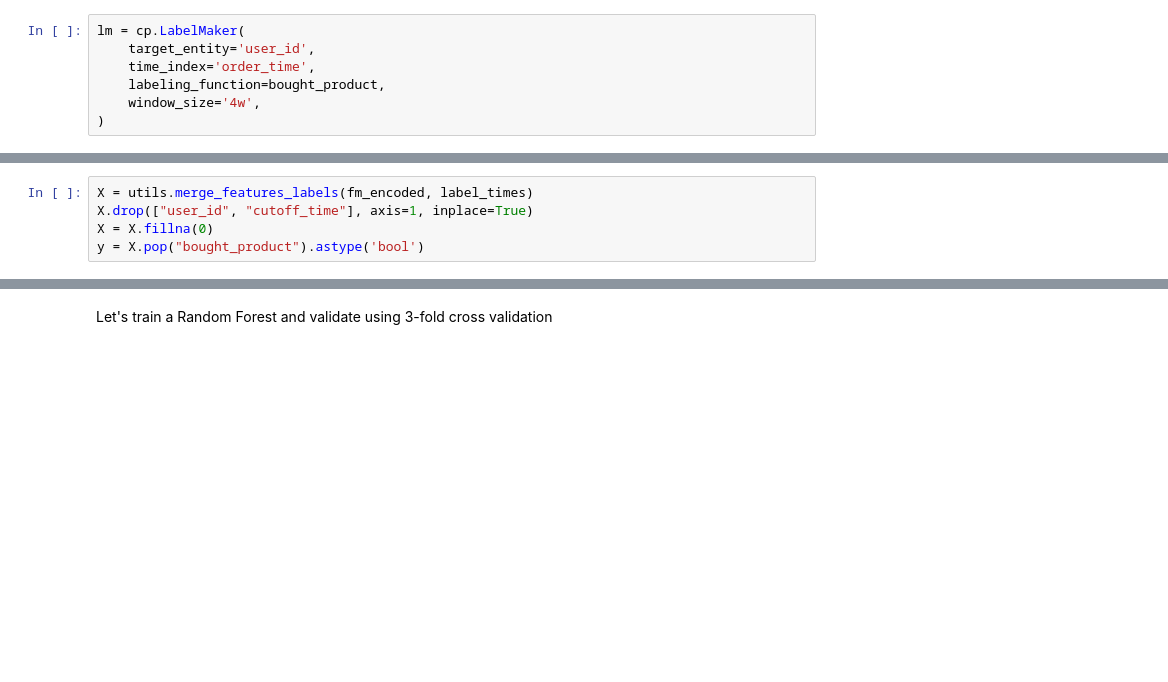
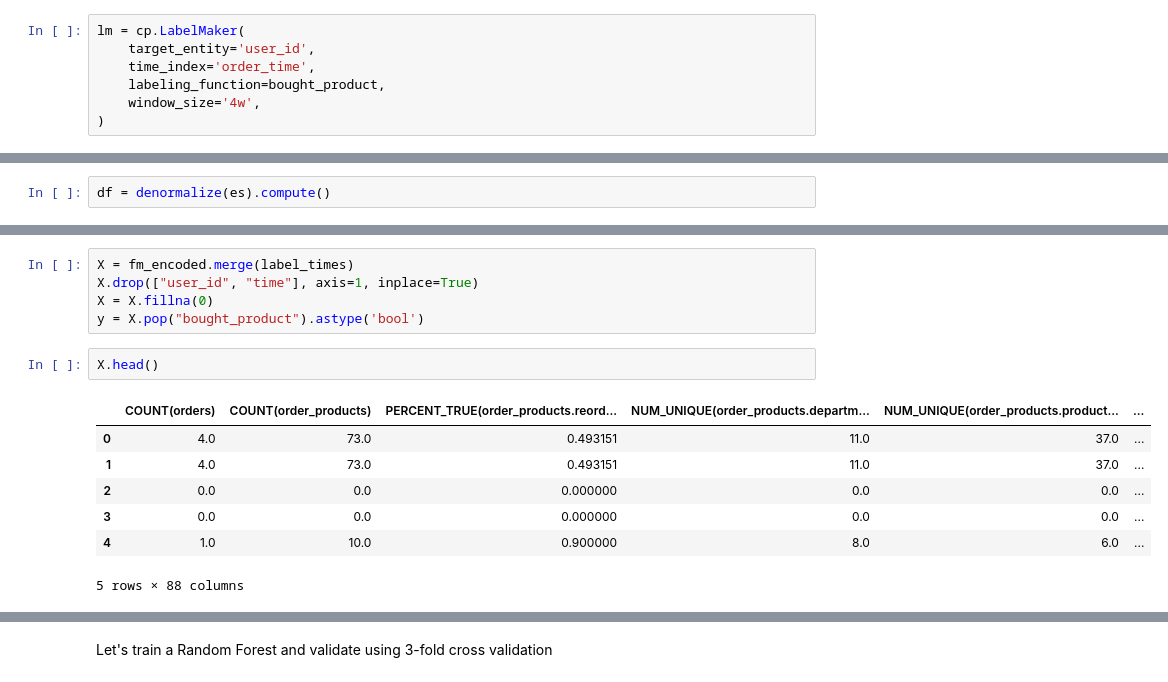
Before and after one commit to alteryx/open_source_demos, a Jupyter notebook: Tutorial.ipynb, the cells around one changed output, grey strips where cells are left out. Drawn from its saved outputs; the diff is of its cells as text; blank space fills up the shorter version.

```diff
--- a/Tutorial.ipynb
+++ b/Tutorial.ipynb
@@ -84,0 +221,2 @@ If you are running this code yourself, feel free to experiment with any of these
+# %%
+df = denormalize(es).compute()
@@ -171,5 +307,15 @@ Using the default parameters, we generated 160 potential features for our predic
 # %%
-X = utils.merge_features_labels(fm_encoded, label_times)
-X.drop(["user_id", "cutoff_time"], axis=1, inplace=True)
+X = fm_encoded.merge(label_times)
+X.drop(["user_id", "time"], axis=1, inplace=True)
 X = X.fillna(0)
 y = X.pop("bought_product").astype('bool')
+# %%
+X.head()
+# %% [output]
+|  | COUNT(orders) | COUNT(order_products) | PERCENT_TRUE(order_products.reord... | NUM_UNIQUE(order_products.departm... | NUM_UNIQUE(order_products.product... | ... |
+| 0 | 4.0 | 73.0 | 0.493151 | 11.0 | 37.0 | ... |
+| 1 | 4.0 | 73.0 | 0.493151 | 11.0 | 37.0 | ... |
+| 2 | 0.0 | 0.0 | 0.000000 | 0.0 | 0.0 | ... |
+| 3 | 0.0 | 0.0 | 0.000000 | 0.0 | 0.0 | ... |
+| 4 | 1.0 | 10.0 | 0.900000 | 8.0 | 6.0 | ... |
+5 rows × 88 columns
```
Also changed, not shown: parts of 98 cells of this notebook, 1 other file.
